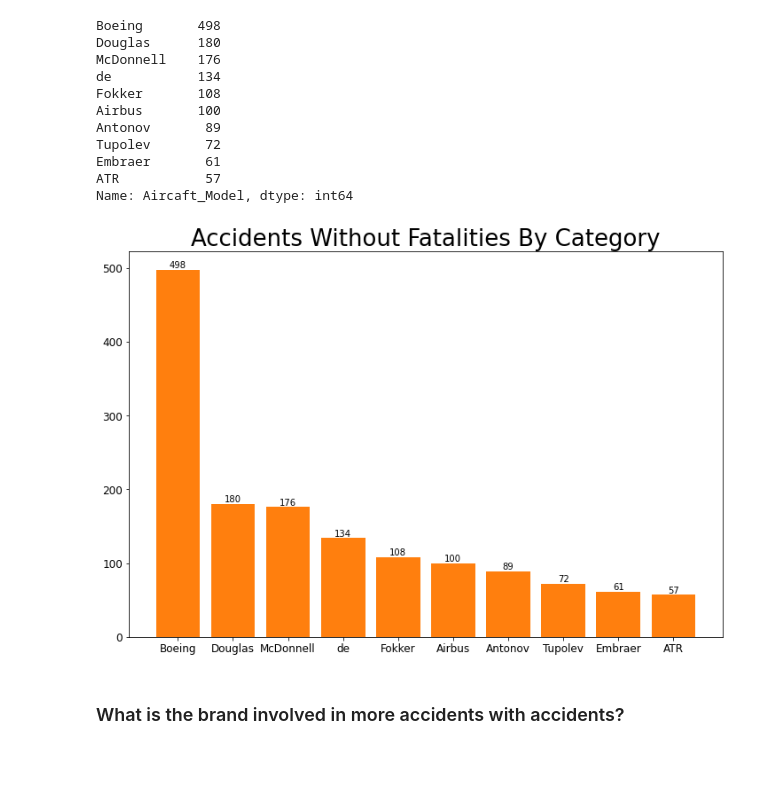
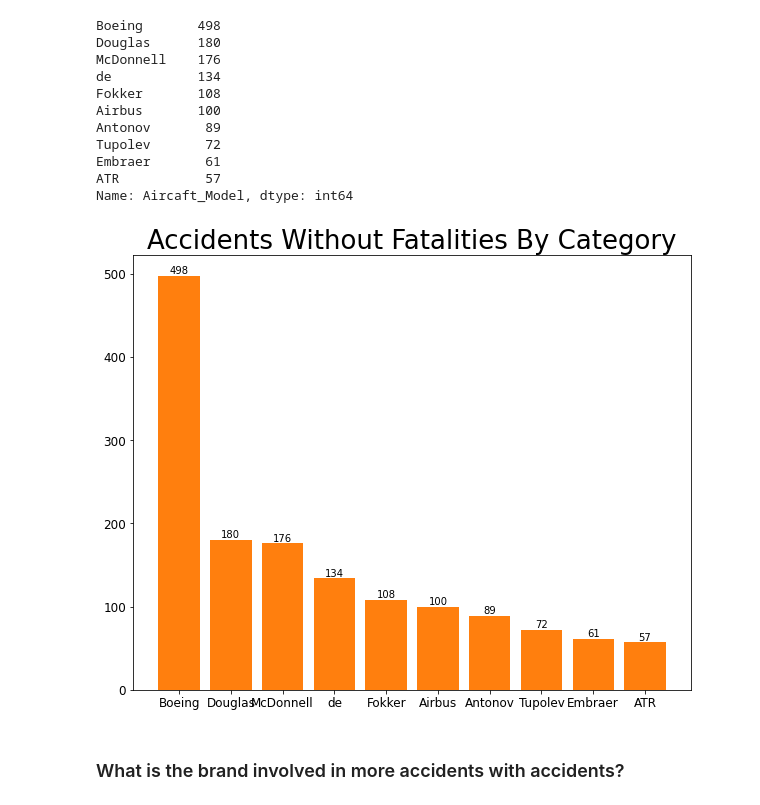
Before and after one commit to Camilo-Quiceno/data_science_project_aircraft, a Jupyter notebook: data-science-proyect.ipynb, the cells around one changed output. Saved outputs shown, nothing was run; the diff lists cells and outputs as text; code cells hidden in the pictures; blank space fills up the shorter version.

```diff
--- a/data-science-proyect.ipynb
+++ b/data-science-proyect.ipynb
@@ -374,32 +325,10 @@ Tupolev       72
 Embraer       61
 ATR           57
 Name: Aircaft_Model, dtype: int64
-# %%
-#Ploting zone:
-fig, ax = plt.subplots()
-
-#Defien x & y values for the plot
-causes = count_aicraft_models_wofatalities.index
-causes_frequency = count_aicraft_models_wofatalities.values
-
-#Adding bar values
-ax.bar(causes, causes_frequency)
-bars = ax.bar(causes, causes_frequency)
-ax.bar_label(bars)
-
-#Adding title to th chart and font sizes
-ax.set_title('Accidents Without Fatalities By Category', fontsize = 26)
-ax.tick_params(axis='x', labelsize=12)
-ax.tick_params(axis='y', labelsize=12)
-
-# Adjusting chart size
-fig.set_figwidth(12)
-fig.set_figheight(8)
-
-#Ploting the chart
-plt.show()
-# %% [output]
-[figure, removed]
+# %%
+plot_series(count_aicraft_models_wofatalities, 'Accidents Without Fatalities By Category', 10, 8)
+# %% [output]
+[figure, added]
 # %% [markdown]
 ### What is the brand involved in more accidents with accidents?
 # %%
```
Also changed, not shown: parts of 22 cells of this notebook.
